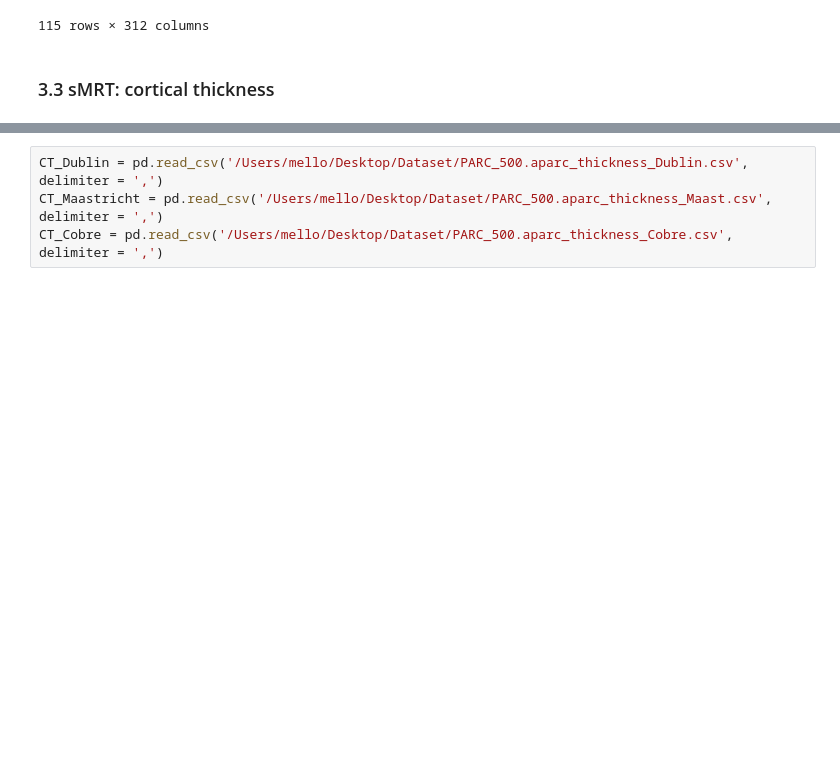
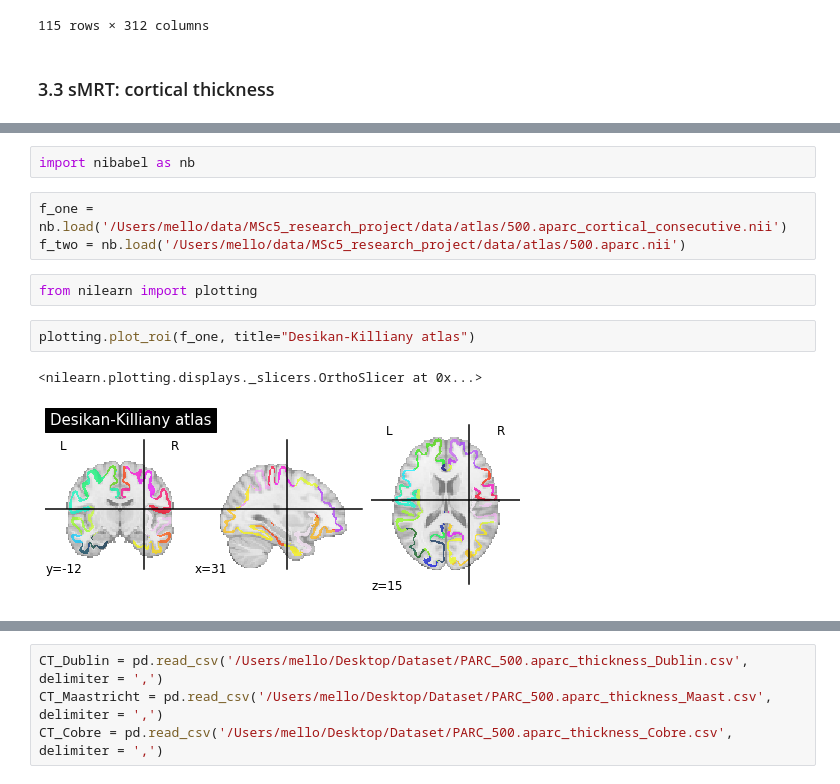
Before and after one commit to mello-y/MSc5_research_project, a Jupyter notebook: data/Data_exploration.ipynb, the cells around one changed output, grey strips where cells are left out. Cells and saved outputs as stored; diff of their text form; blank space fills up the shorter version.

Commit message:
atlas loaded

```diff
--- a/data/Data_exploration.ipynb
+++ b/data/Data_exploration.ipynb
@@ -155,0 +164,12 @@ For the macro-structural data T1-weighted images were used and the surface was p
+# %%
+import nibabel as nb
+# %%
+f_one = nb.load('/Users/mello/data/MSc5_research_project/data/atlas/500.aparc_cortical_consecutive.nii')
+f_two = nb.load('/Users/mello/data/MSc5_research_project/data/atlas/500.aparc.nii')
+# %%
+from nilearn import plotting
+# %%
+plotting.plot_roi(f_one, title="Desikan-Killiany atlas")
+# %% [output]
+<nilearn.plotting.displays._slicers.OrthoSlicer at 0x...>
+[figure, added]
```
Also changed, not shown: parts of 5 cells of this notebook.
